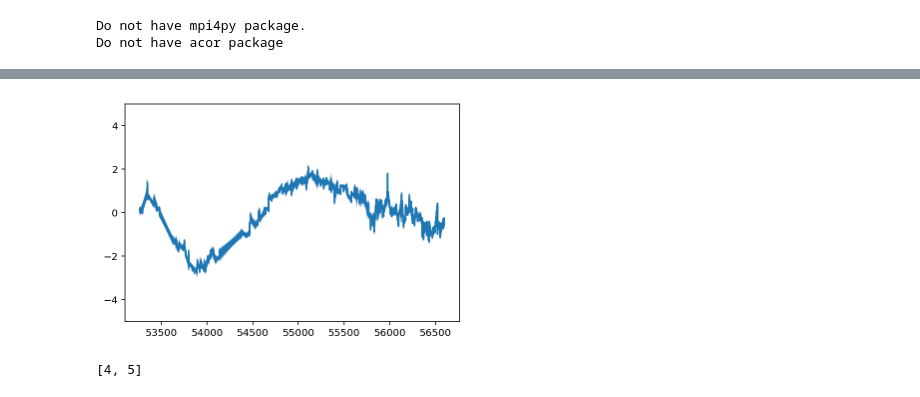
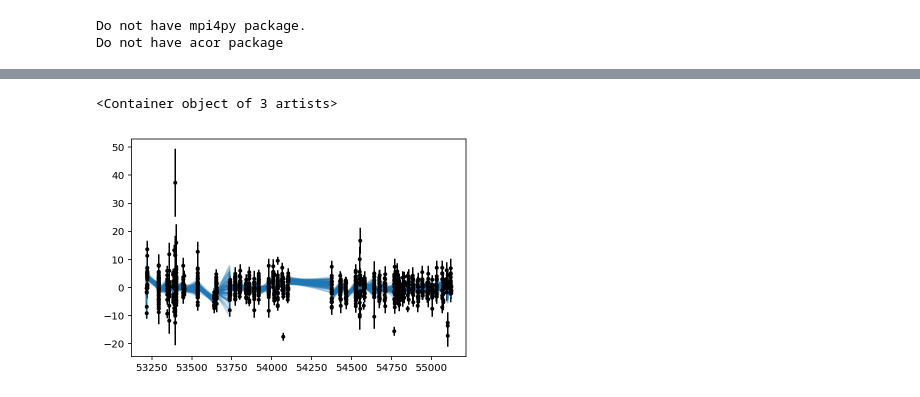
Before and after one commit to aniwl/gibbs_student_t, a Jupyter notebook: gibbs_likelihood.ipynb, the cells around one changed output, grey strips where cells are left out. Cells and saved outputs as stored; diff of their text form; code cells hidden in the pictures.

```diff
--- a/gibbs_likelihood.ipynb
+++ b/gibbs_likelihood.ipynb
@@ -393,3 +734,8 @@ params3 = np.array([p.sample() for p in gibbs3.params]).flatten()
+# %%
+# uniform theta distribution
+gibbs = Gibbs2(pta, model='mixture', vary_df=True, theta_prior='uniform')
+# %%
+params = np.array([p.sample() for p in gibbs.params]).flatten()
 # %%
 %timeit -n5 gibbs.update_alpha(params)
 %timeit -n5 gibbs.update_theta(params)
@@ -429,10 +763,9 @@ pp = pars3[:-1]
 # %%
 plt.figure(figsize=(20,15))
-for ii in range(10):
-    plt.subplot(4,3,ii+1)
-    plt.hist(gibbs3.chain[300:,ii], bins='auto', normed=True, histtype='step', lw=2)
-    plt.hist(gibbs2.chain[300:, pars2.index(pars3[ii])], bins='auto', normed=True, histtype='step', lw=2)
-    plt.hist(gibbs.chain[300:, pars.index(pars3[ii])], bins='auto', normed=True, histtype='step', lw=2)
-    plt.title(pars3[ii])
+for ii in range(4):
+    plt.subplot(4,1,ii+1)
+    plt.hist(gibbs.chain[300:,ii], bins='auto', normed=True, histtype='step', lw=2)
+    #plt.hist(gibbs2.chain[300:,ii], bins='auto', normed=True, histtype='step', lw=2)
+    plt.title(pars[ii])
 plt.tight_layout()
 # %% [output]
@@ -440,7 +772,0 @@ plt.tight_layout()
-# %%
-plt.figure(figsize=(20,15))
-for ii in range(11):
-    plt.subplot(4,3,ii+1)
-    plt.hist(gibbs3.chain[300:,ii], bins='auto', normed=True, histtype='step', lw=2)
-    plt.title(pars3[ii])
-plt.tight_layout()
@@ -468,8 +792,10 @@ plt.ylabel('Residuals [$\mu$s]')
 # %%
 Tmat = pta.get_basis()[0]
 for ii in range(100):
     ind = np.random.randint(0, 10000)
     plt.plot(psr.toas/86400, np.dot(Tmat, gibbs.bchain[ind, :])*1e6, color='C0', alpha=0.2)
-    plt.ylim(-5, 5)
+    #plt.ylim(-5, 5)
+plt.errorbar(psr.toas/86400, psr.residuals*1e6, psr.toaerrs*1e6, fmt='.', color='k')
 # %% [output]
+<Container object of 3 artists>
-[figure, old version]
+[figure, new version]
@@ -479,4 +801,0 @@ x2 = [5,]
-# %%
-x + x2
-# %% [output]
-[4, 5]
```
Also changed, not shown: parts of 28 cells of this notebook, 1 other file.
